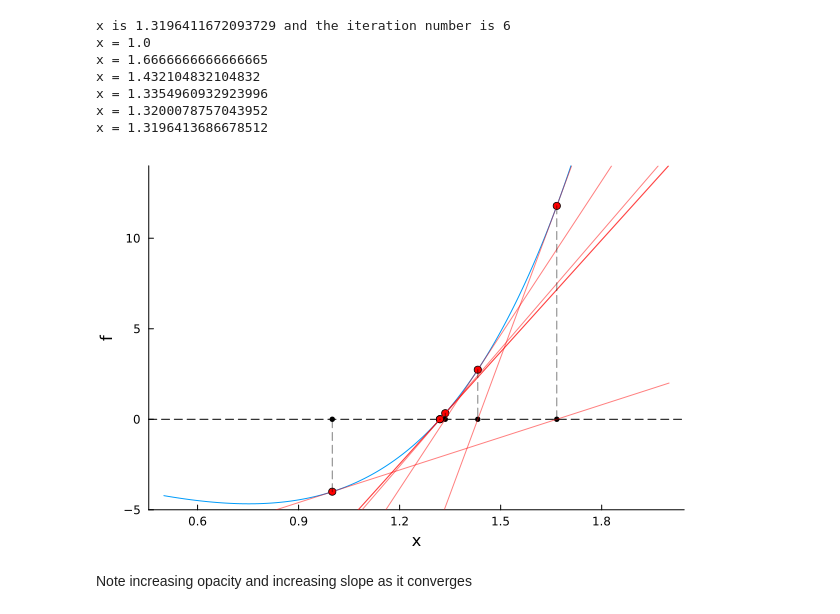
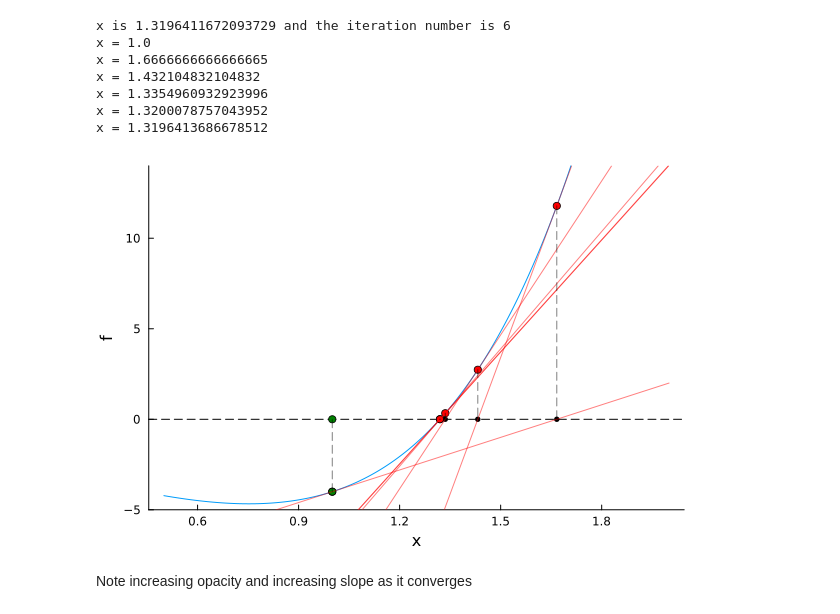
Before and after one commit to jhtl08/Root-Finding, a Jupyter notebook: CT1_Roots_Coloma_Lorenzo.ipynb, the cells around one changed output. Saved outputs shown, nothing was run; the diff lists cells and outputs as text; code cells hidden in the pictures.

```diff
--- a/CT1_Roots_Coloma_Lorenzo.ipynb
+++ b/CT1_Roots_Coloma_Lorenzo.ipynb
@@ -69,34 +69,35 @@ using Plots
 array_size=length(x_values)
 y_values=Float64[]
 y_zeros = zeros(array_size)
 
 for x in x_values
     push!(y_values, f(x))
 end
 
 x = range(min_x, max_x, length=length_x)
 y = f.(x)
 
 Plots.plot(x, y, ylims=(min_y, max_y), legend=false, grid=false, xlabel="x", ylabel="f") #Plots f(x)
 hline!([0], color=:black, linestyle=:dash, label="y=0") #Draws horizontal line at y=0 (x-axis)
 
 scatter!(x_values, y_zeros, label=false, color=:black, markersize=3) #Draws points of intersection of tangent lines and x-axis
 scatter!(x_values, y_values, label=false, color=:red, markersize=4) #Draws all (x, f(x)) algorithm passes by
+scatter!([x_values[1],x_values[1]], [y_values[1],0], label=false, color=:green, markersize=4) #Marks initial guess x0 as green
 
 for x_point in x_values #Iterates to draw each tangent line for every x passed by
     alpha = opacity_control/array_size
     tangent_line(x) = fprime(x_point) * (x - x_point) + f(x_point)
     plot!(x, tangent_line, label=false, linestyle=:solid, color=:red, alpha=alpha)
 end
 
 for x_point in x_values #Iterates to draw each line from (x,f(x)) to (x,0)
     alpha = opacity_control/array_size
     plot!([x_point, x_point], [f(x_point), 0], label=nothing, linestyle=:dash, color=:black, alpha = alpha)
 end
 
 current()
 # %% [output]
-[figure, old version]
+[figure, new version]
 # %% [markdown]
 Note increasing opacity and increasing slope as it converges
 # %% [markdown]
```
Also changed, not shown: parts of 2 cells of this notebook.
